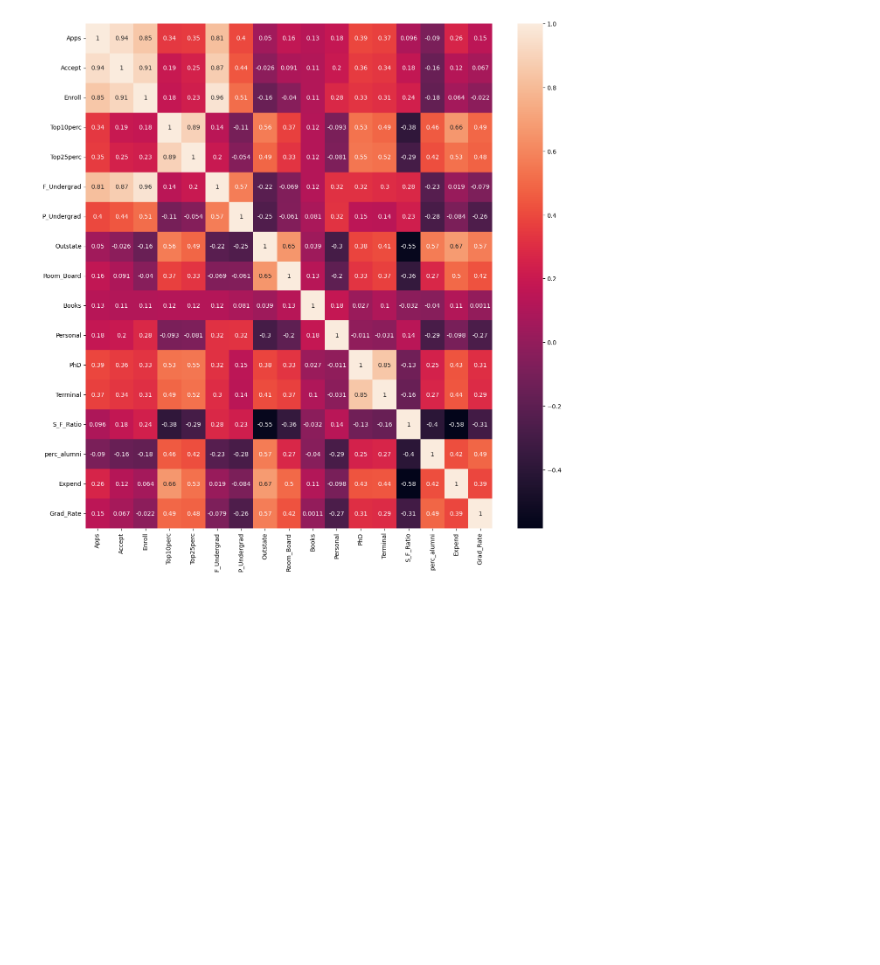
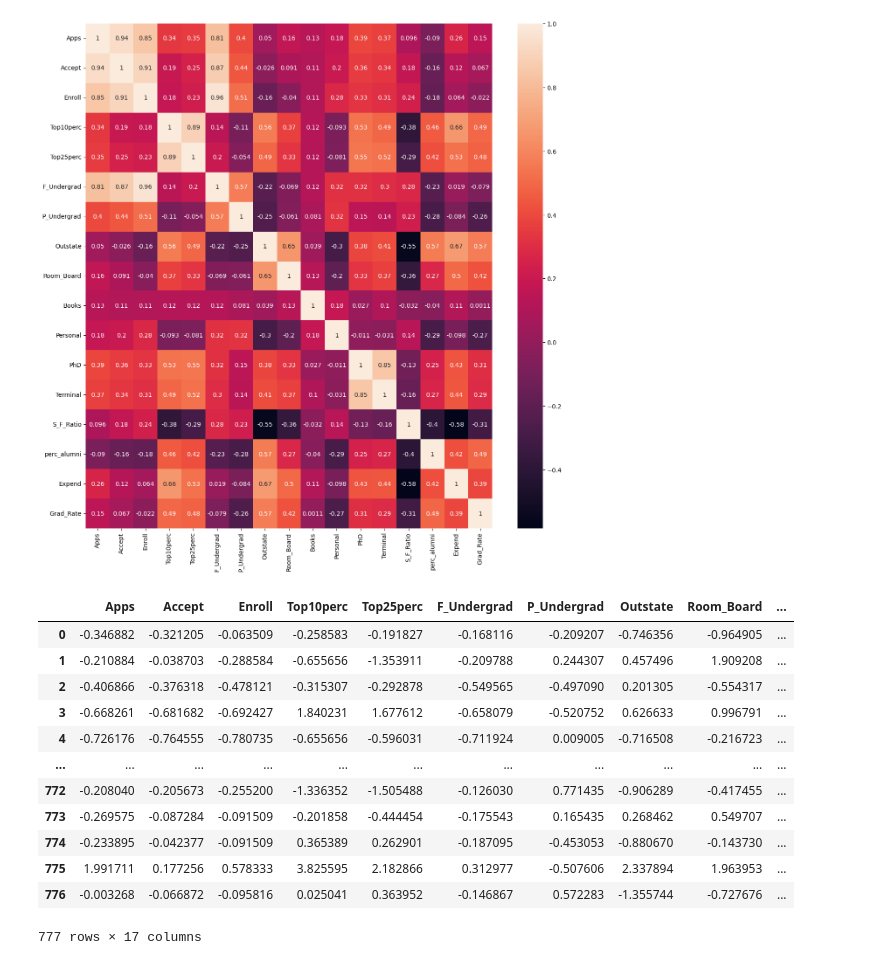
Before and after one commit to MattHuangO-O/DS_ML, a Jupyter notebook: Week 3/education_example.ipynb, the cells around one changed output. Saved outputs shown, nothing was run; the diff lists cells and outputs as text; code cells hidden in the pictures; blank space fills up the shorter version.

```diff
--- a/Week 3/education_example.ipynb
+++ b/Week 3/education_example.ipynb
@@ -139,0 +143,18 @@ plt.show()
+# %%
+scaler = StandardScaler()
+edu_scaled = pd.DataFrame(scaler.fit_transform(edu), columns = edu.columns)
+edu_scaled
+# %% [output]
+|  | Apps | Accept | Enroll | Top10perc | Top25perc | F_Undergrad | P_Undergrad | Outstate | Room_Board | ... |
+| 0 | -0.346882 | -0.321205 | -0.063509 | -0.258583 | -0.191827 | -0.168116 | -0.209207 | -0.746356 | -0.964905 | ... |
+| 1 | -0.210884 | -0.038703 | -0.288584 | -0.655656 | -1.353911 | -0.209788 | 0.244307 | 0.457496 | 1.909208 | ... |
+| 2 | -0.406866 | -0.376318 | -0.478121 | -0.315307 | -0.292878 | -0.549565 | -0.497090 | 0.201305 | -0.554317 | ... |
+| 3 | -0.668261 | -0.681682 | -0.692427 | 1.840231 | 1.677612 | -0.658079 | -0.520752 | 0.626633 | 0.996791 | ... |
+| 4 | -0.726176 | -0.764555 | -0.780735 | -0.655656 | -0.596031 | -0.711924 | 0.009005 | -0.716508 | -0.216723 | ... |
+| ... | ... | ... | ... | ... | ... | ... | ... | ... | ... | ... |
+| 772 | -0.208040 | -0.205673 | -0.255200 | -1.336352 | -1.505488 | -0.126030 | 0.771435 | -0.906289 | -0.417455 | ... |
+| 773 | -0.269575 | -0.087284 | -0.091509 | -0.201858 | -0.444454 | -0.175543 | 0.165435 | 0.268462 | 0.549707 | ... |
+| 774 | -0.233895 | -0.042377 | -0.091509 | 0.365389 | 0.262901 | -0.187095 | -0.453053 | -0.880670 | -0.143730 | ... |
+| 775 | 1.991711 | 0.177256 | 0.578333 | 3.825595 | 2.182866 | 0.312977 | -0.507606 | 2.337894 | 1.963953 | ... |
+| 776 | -0.003268 | -0.066872 | -0.095816 | 0.025041 | 0.363952 | -0.146867 | 0.572283 | -1.355744 | -0.727676 | ... |
+777 rows × 17 columns
```
Also changed, not shown: parts of 11 cells of this notebook, 12 other files.
